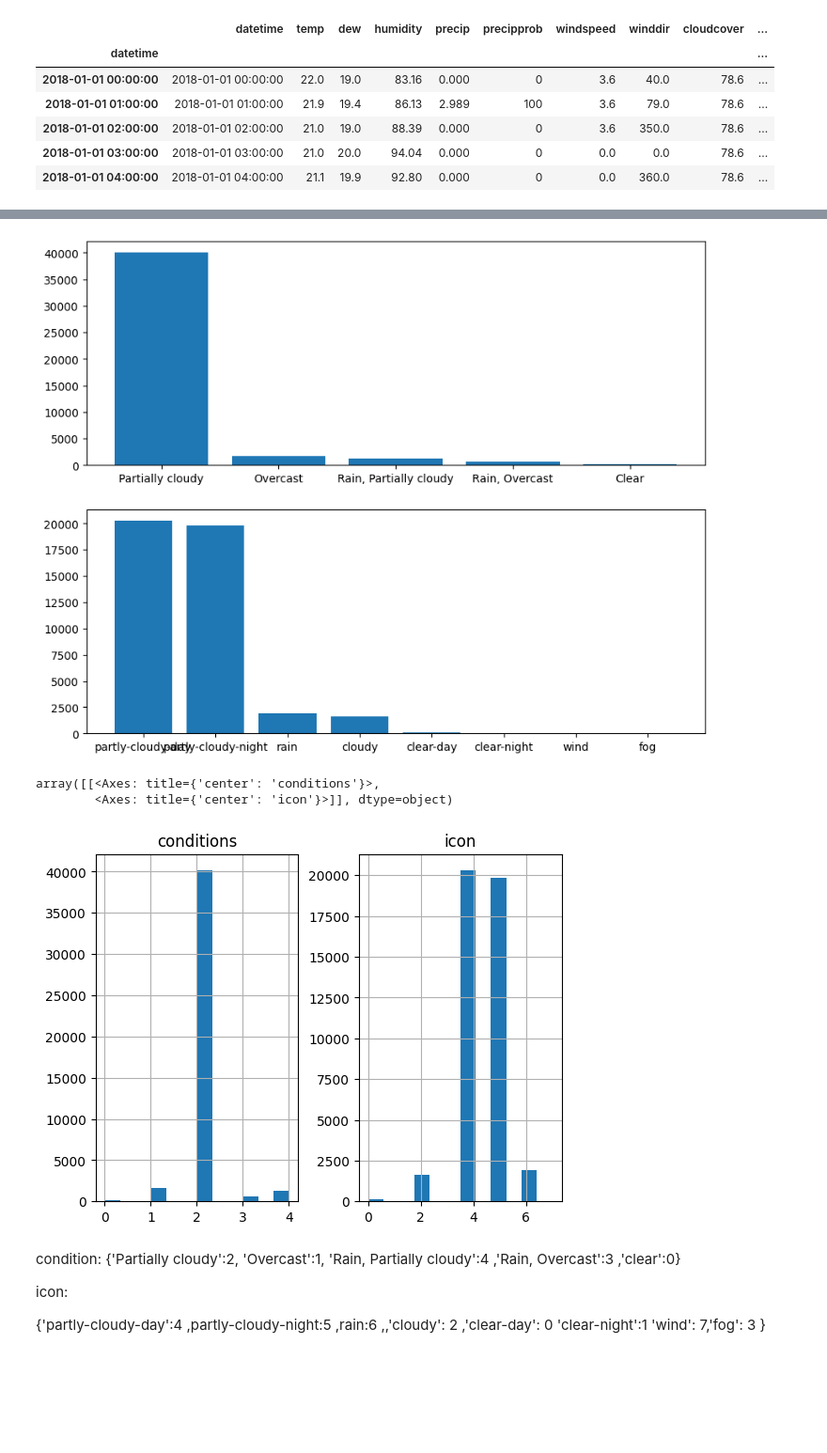
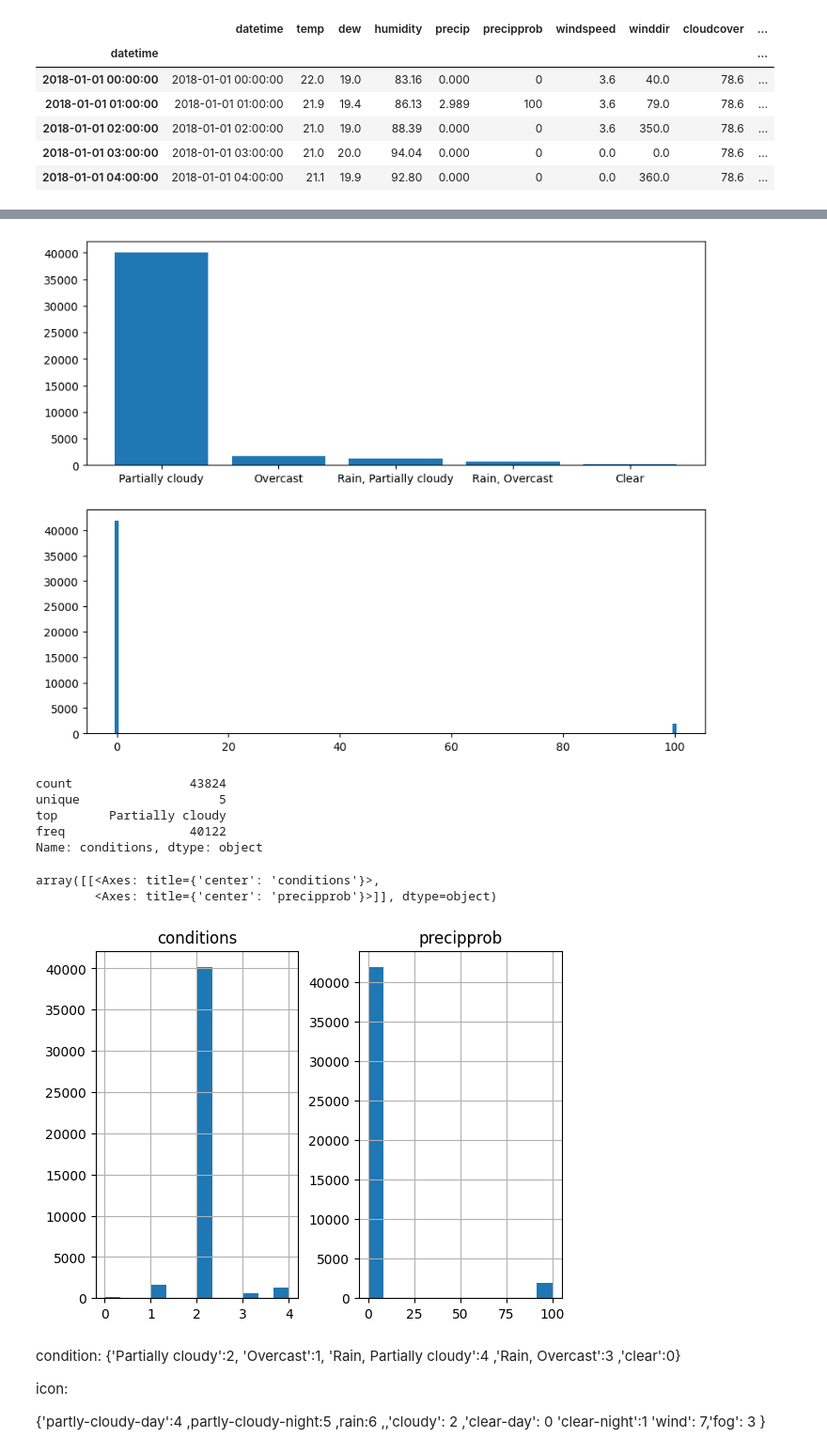
Before and after one commit to Nguyenchiemgiang01/forcast_weather_RNN, a Jupyter notebook: train_data.ipynb, the cells around one changed output, grey strips where cells are left out. Shown at 94% size. Cells and saved outputs as stored; diff of their text form; code cells hidden in the pictures; blank space fills up the shorter version.

```diff
--- a/train_data.ipynb
+++ b/train_data.ipynb
@@ -10,8 +10,11 @@ weather_data=data.copy()
 A.DATA PROCESSING
 # %%
 #chuyển cột 'datetime' sang định dạng thời gian và đặt cột 'datetime' làm index cho dataframe
-weather_data['datetime'] = pd.to_datetime(weather_data['datetime'])
-weather_data =weather_data.set_index(pd.DatetimeIndex(weather_data['datetime']))
+def convert_datetime(weather_data):
+    weather_data['datetime'] = pd.to_datetime(weather_data['datetime'])
+    weather_data =weather_data.set_index(pd.DatetimeIndex(weather_data['datetime']))
+    return weather_data
+weather_data=convert_datetime(weather_data)
 weather_data.head()
 # %% [output]
 |  | datetime | temp | dew | humidity | precip | precipprob | windspeed | winddir | cloudcover | ... |
@@ -22,8 +25,8 @@ weather_data.head()
 | 2018-01-01 03:00:00 | 2018-01-01 03:00:00 | 21.0 | 20.0 | 94.04 | 0.000 | 0 | 0.0 | 0.0 | 78.6 | ... |
 | 2018-01-01 04:00:00 | 2018-01-01 04:00:00 | 21.1 | 19.9 | 92.80 | 0.000 | 0 | 0.0 | 360.0 | 78.6 | ... |
 # %%
-weather_data_y=pd.DataFrame(weather_data[['conditions','icon']])
-weather_data=pd.DataFrame(weather_data[['temp','dew','humidity','precip','precipprob','windspeed','winddir','cloudcover','visibility','solarradiation','solarenergy']])
+weather_data_y=pd.DataFrame(weather_data[['conditions','precipprob']])
+weather_data=pd.DataFrame(weather_data[['temp','dew','humidity','precip','windspeed','winddir','cloudcover','visibility','solarradiation','solarenergy']])
 
 #su tương quan giua cac bien trong du lieu
 weather_corr=weather_data.corr()
@@ -123,30 +135,40 @@ plt.show()
 # %%
 count_condition = weather_data_y['conditions'].value_counts()
-count_icon=weather_data_y['icon'].value_counts()
+count_precipprob=weather_data_y['precipprob'].value_counts()
 # Tạo biểu đồ cột
 fig_count,(ax_count1,ax_count2)=plt.subplots(2,1,figsize=(10,8))
 ax_count1.bar(count_condition.index, count_condition.values)
-ax_count2.bar(count_icon.index, count_icon.values)
+ax_count2.bar(count_precipprob.index, count_precipprob.values)
 plt.show()
 # %% [output]
-[figure, old version]
+[figure, new version]
+# %%
+weather_data_y['conditions'].describe()
+# %% [output]
+count                43824
+unique                   5
+top       Partially cloudy
+freq                 40122
+Name: conditions, dtype: object
 # %%
 #xử lý dữ liệu string
 from sklearn.preprocessing import LabelEncoder
 
 encoder = LabelEncoder()
 
 
 weather_data_y['conditions'] =encoder.fit_transform(weather_data_y['conditions'])
-weather_data_y['icon'] =encoder.fit_transform( weather_data_y['icon'])
+# weather_data_y['icon'] =encoder.fit_transform( weather_data_y['icon'])
 
 
+
+weather_data_y.loc[weather_data_y['conditions']==100,'conditions']=1
+
 weather_data_y.hist(bins=12)
-# weather_data_y['conditions'].value_counts()
 # %% [output]
 array([[<Axes: title={'center': 'conditions'}>,
-        <Axes: title={'center': 'icon'}>]], dtype=object)
+        <Axes: title={'center': 'precipprob'}>]], dtype=object)
-[figure, old version]
+[figure, new version]
 # %% [markdown]
 condition:
 {'Partially cloudy':2,  'Overcast':1, 'Rain, Partially cloudy':4 ,'Rain, Overcast':3 ,'clear':0}
```
Also changed, not shown: parts of 26 cells of this notebook, 1 other file.
